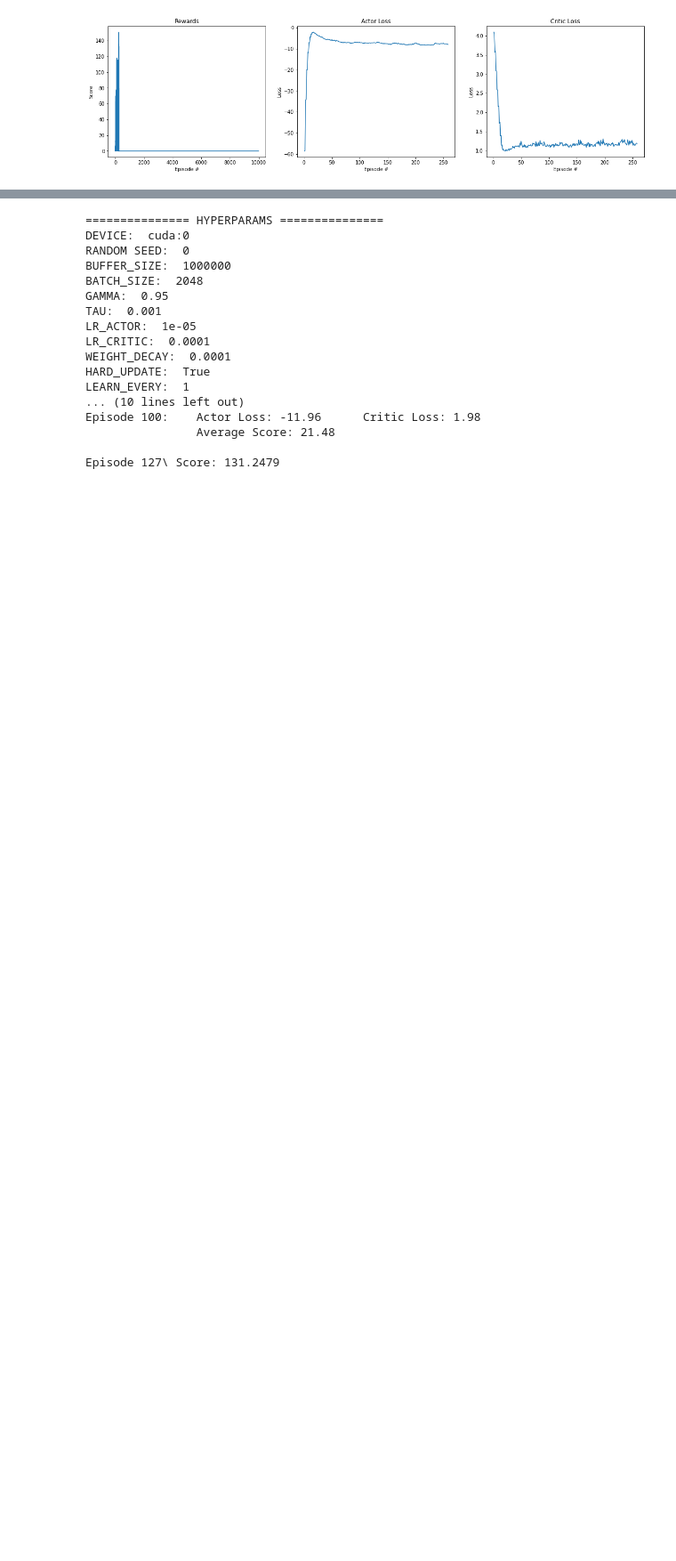
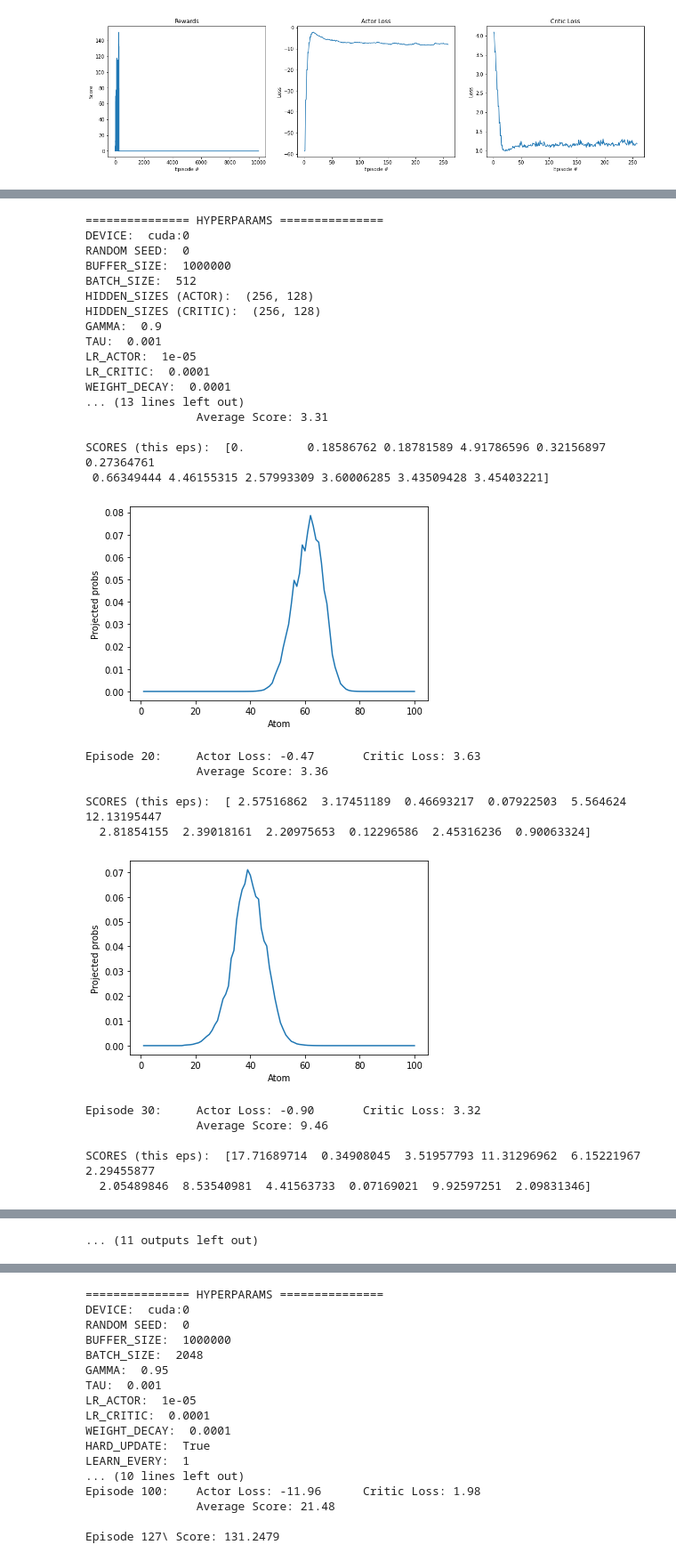
Before and after one commit to derektan95/Deep-Reinforcement-Learning-Algorithms, a Jupyter notebook: p2_continuous-control/Crawler_MultiAgent_Control_Exercise/MultiAgent_Crawler.ipynb, the cells around one changed output, grey strips where cells are left out. Shown at 89% size. Cells and saved outputs as stored; diff of their text form; code cells hidden in the pictures; blank space fills up the shorter version.

```diff
--- a/p2_continuous-control/Crawler_MultiAgent_Control_Exercise/MultiAgent_Crawler.ipynb
+++ b/p2_continuous-control/Crawler_MultiAgent_Control_Exercise/MultiAgent_Crawler.ipynb
@@ -584,0 +408,66 @@ Episode 200:    Actor Loss: nan         Critic Loss: nan
+# %%
+##################
+# Vmax = -Vmin = 2
+##################
+
+##################
+# Params Override: Initialized in params.py
+params = Params()
+params.random_seed = 0
+params.n_episodes=100
+params.max_t = 1000
+params.print_every = 10
+params.save_every = 10
+params.log_weights_every = 10
+params.prefill_memory_qty=10000
+params.terminate_on_target_score = True
+params.plot_stats = True
+params.lr_actor = 1e-5
+params.lr_critic = 1e-4
+params.hard_weights_update_every = 2000
+params.buffer_size = int(1e6)
+params.gamma = 0.9
+params.batch_size = 512
+params.gradient_clip = 0        # TEST: Don't clip
+params.optimizer_eps = 1e-5
+params.checkpoint_actor_weights_dir = 'weights/checkpoint_actor/v_eqauls_2'
+params.checkpoint_critic_weights_dir = 'weights/checkpoint_critic/v_eqauls_2'
+params.num_atoms = 100
+params.vmin = -2
+params.vmax = 2
+
+
+#### MAIN #####
+logger = Logger(params)
+agent = D4PG_Agent(state_size, action_size, params=params)
+d4pg(params, logger)
+# %% [output]
+=============== HYPERPARAMS ===============
+DEVICE:  cuda:0
+RANDOM SEED:  0
+BUFFER_SIZE:  1000000
+BATCH_SIZE:  512
+HIDDEN_SIZES (ACTOR):  (256, 128)
+HIDDEN_SIZES (CRITIC):  (256, 128)
+GAMMA:  0.9
+TAU:  0.001
+LR_ACTOR:  1e-05
+LR_CRITIC:  0.0001
+WEIGHT_DECAY:  0.0001
+... (13 lines left out)
+                Average Score: 3.31
+
+SCORES (this eps):  [0.         0.18586762 0.18781589 4.91786596 0.32156897 0.27364761
+ 0.66349444 4.46155315 2.57993309 3.60006285 3.43509428 3.45403221]
+[figure, added]
+Episode 20:     Actor Loss: -0.47       Critic Loss: 3.63
+                Average Score: 3.36
+
+SCORES (this eps):  [ 2.57516862  3.17451189  0.46693217  0.07922503  5.564624   12.13195447
+  2.81854155  2.39018161  2.20975653  0.12296586  2.45316236  0.90063324]
+[figure, added]
+Episode 30:     Actor Loss: -0.90       Critic Loss: 3.32
+                Average Score: 9.46
+
+SCORES (this eps):  [17.71689714  0.34908045  3.51957793 11.31296962  6.15221967  2.29455877
+  2.05489846  8.53540981  4.41563733  0.07169021  9.92597251  2.09831346]
@@ -584,0 +494 @@ Episode 200:    Actor Loss: nan         Critic Loss: nan
+... (11 outputs left out)
```
Also changed, not shown: parts of 32 cells of this notebook, 21 other files.
